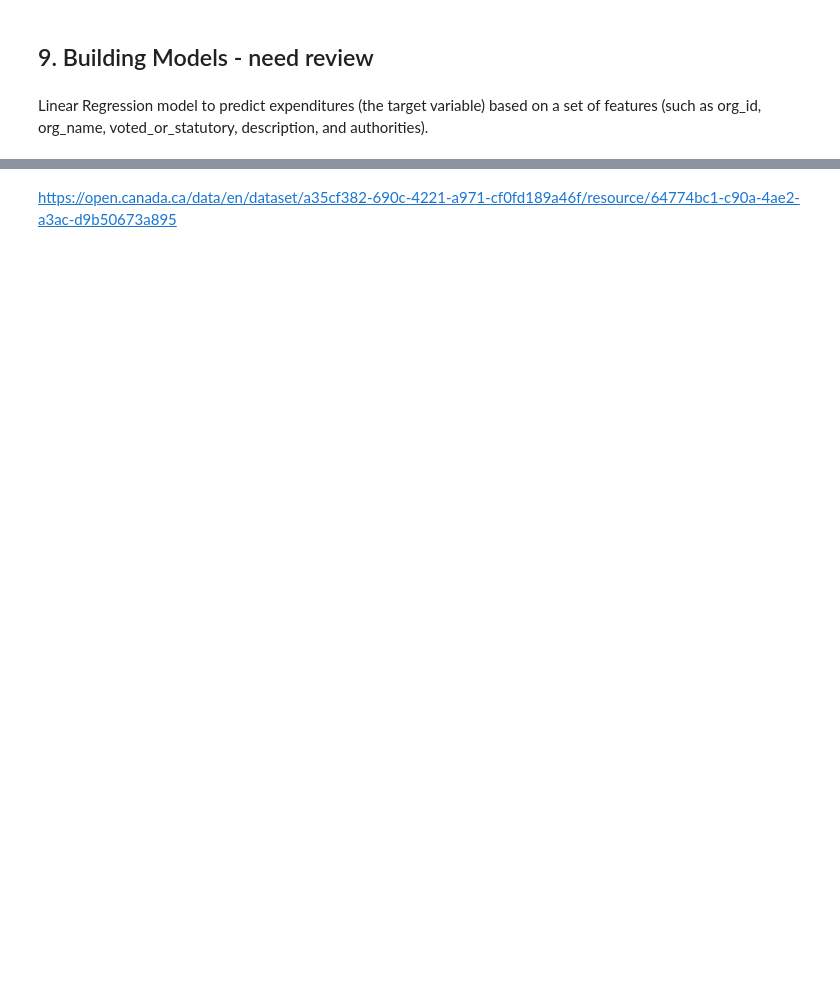
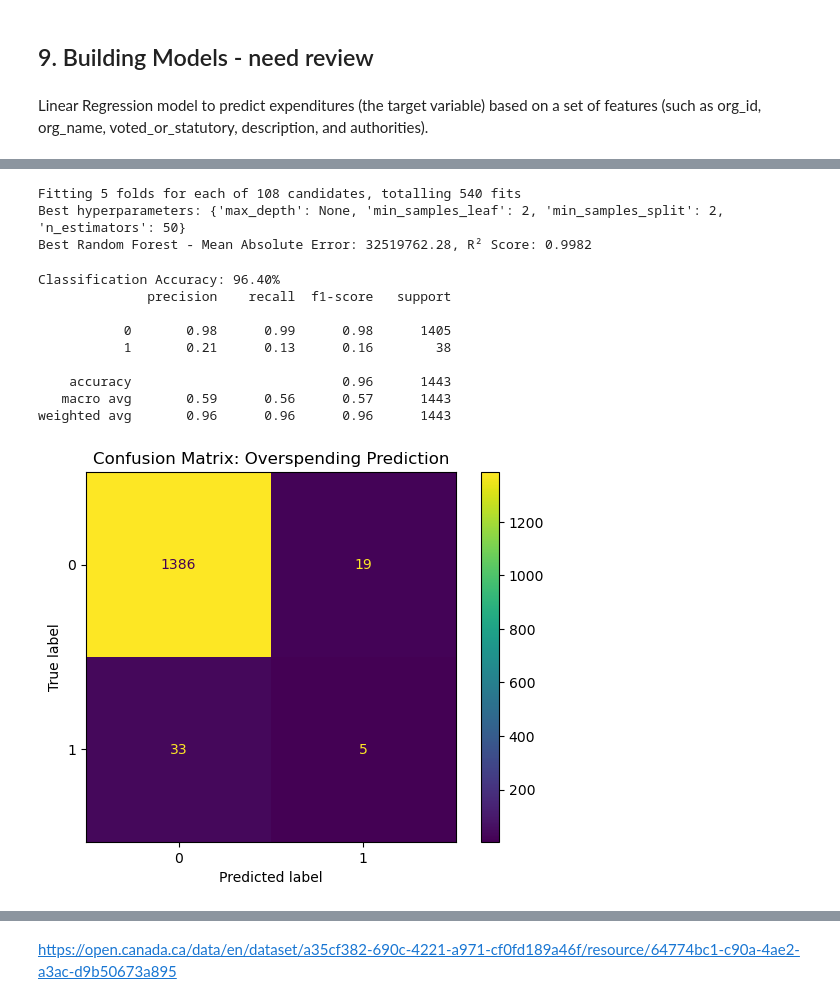
Before and after one commit to Preethi-202/Government-Data-Analysis, a Jupyter notebook: Final Project.ipynb, the cells around one changed output, grey strips where cells are left out. Drawn from its saved outputs; the diff is of its cells as text; code cells hidden in the pictures; blank space fills up the shorter version.

```diff
--- a/Final Project.ipynb
+++ b/Final Project.ipynb
@@ -648,0 +603,77 @@ plt.show()
+# %%
+from sklearn.model_selection import GridSearchCV
+
+# Define parameter grid for Random Forest
+param_grid = {
+    'n_estimators': [50, 100, 150],
+    'max_depth': [None, 10, 20, 30],
+    'min_samples_split': [2, 5, 10],
+    'min_samples_leaf': [1, 2, 4]
+}
+
+# Initialize GridSearchCV for RandomForestRegressor
+grid_search = GridSearchCV(RandomForestRegressor(random_state=42), param_grid, cv=5, n_jobs=-1, verbose=2)
+
+# Perform GridSearchCV on the training data
+grid_search.fit(X_train, y_train)
+
+# Get the best hyperparameters
+best_params = grid_search.best_params_
+print(f"Best hyperparameters: {best_params}")
+
+# Train the model with the best hyperparameters
+best_rf_model = grid_search.best_estimator_
+
+# Make predictions with the best model
+y_pred_best_rf = best_rf_model.predict(X_test)
+
+# Evaluate the best model
+mae_best_rf = mean_absolute_error(y_test, y_pred_best_rf)
+r2_best_rf = r2_score(y_test, y_pred_best_rf)
+
+print(f"Best Random Forest - Mean Absolute Error: {mae_best_rf:.2f}, R² Score: {r2_best_rf:.4f}")
+# %% [output]
+Fitting 5 folds for each of 108 candidates, totalling 540 fits
+Best hyperparameters: {'max_depth': None, 'min_samples_leaf': 2, 'min_samples_split': 2, 'n_estimators': 50}
+Best Random Forest - Mean Absolute Error: 32519762.28, R² Score: 0.9982
+# %%
+from sklearn.ensemble import RandomForestClassifier
+from sklearn.metrics import accuracy_score, classification_report, ConfusionMatrixDisplay
+
+# Define overspending: 1 if expenditures > authorities, else 0
+df['overspent'] = (df['expenditures'] > df['authorities']).astype(int)
+
+# Select features
+X = df[['fy_numeric', 'authorities', 'org_id']]
+y = df['overspent']
+
+# Train-test split
+X_train, X_test, y_train, y_test = train_test_split(X, y, test_size=0.2, random_state=42)
+
+# Train classifier
+classifier = RandomForestClassifier(n_estimators=100, random_state=42)
+classifier.fit(X_train, y_train)
+
+# Predictions
+y_pred = classifier.predict(X_test)
+
+# Evaluation
+accuracy = accuracy_score(y_test, y_pred)
+print(f"Classification Accuracy: {accuracy * 100:.2f}%")
+print(classification_report(y_test, y_pred))
+
+# Confusion matrix
+ConfusionMatrixDisplay.from_estimator(classifier, X_test, y_test)
+plt.title("Confusion Matrix: Overspending Prediction")
+plt.show()
+# %% [output]
+Classification Accuracy: 96.40%
+              precision    recall  f1-score   support
+
+           0       0.98      0.99      0.98      1405
+           1       0.21      0.13      0.16        38
+
+    accuracy                           0.96      1443
+   macro avg       0.59      0.56      0.57      1443
+weighted avg       0.96      0.96      0.96      1443
+[figure, added]
```
Also changed, not shown: parts of 28 cells of this notebook, 1 other file.
